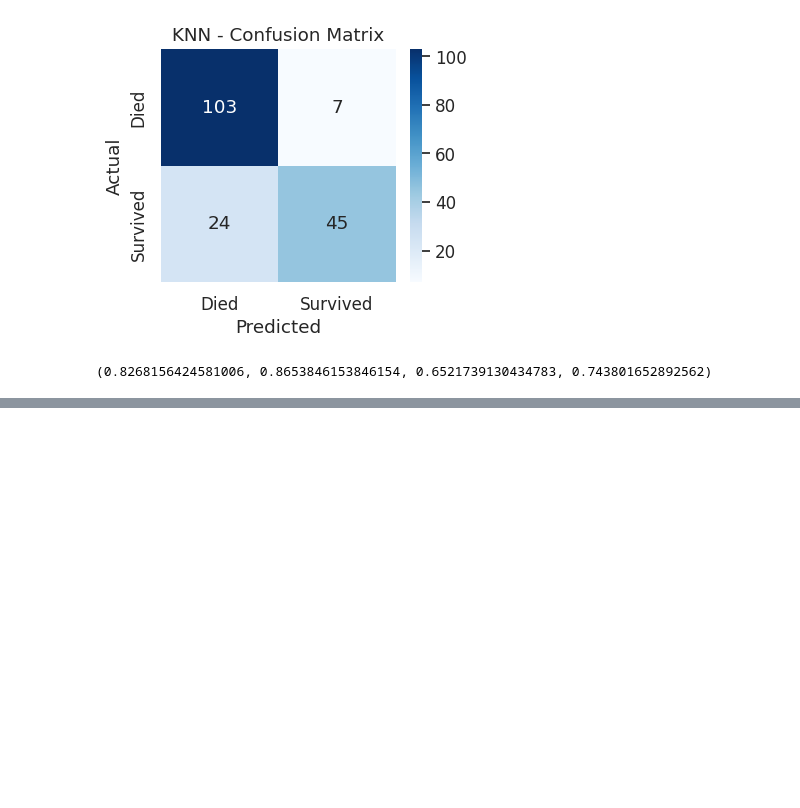
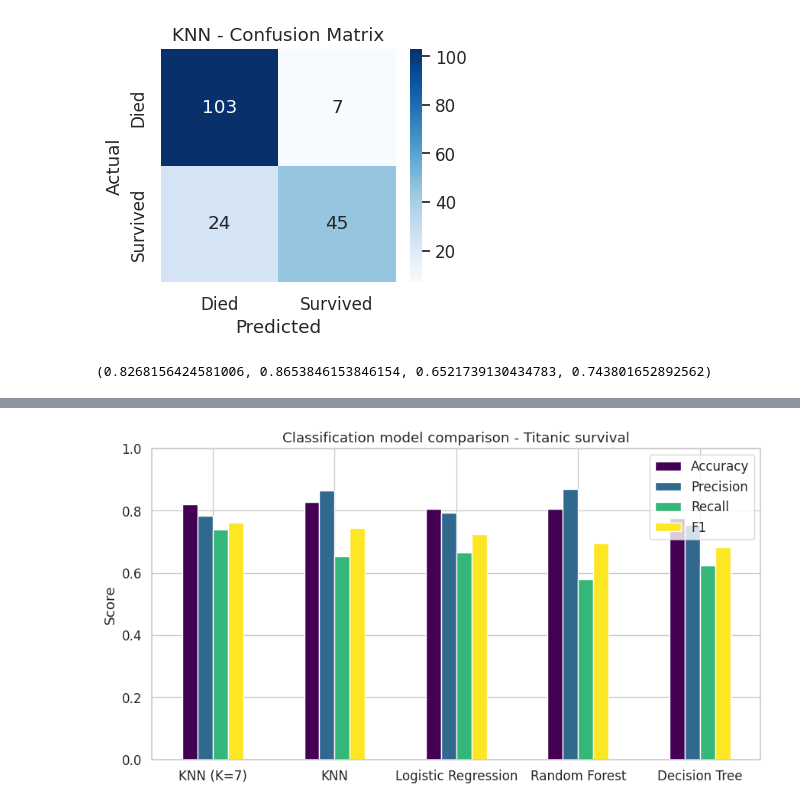
Before and after one commit to Erandi-Hans/Model-Traning-2, a Jupyter notebook: titanic.ipynb, the cells around one changed output, grey strips where cells are left out. Saved outputs shown, nothing was run; the diff lists cells and outputs as text; code cells hidden in the pictures; blank space fills up the shorter version.

```diff
--- a/titanic.ipynb
+++ b/titanic.ipynb
@@ -342,0 +351,3 @@ NameError: name 'X_train_scaled' is not defined
+# %%
+clf_table = pd.DataFrame(clf_results).T.sort_values('F1', ascending=False)
+clf_table.style.format('{:.3f}').background_gradient(cmap='Greens', subset=['F1'])
@@ -342,0 +361,10 @@ NameError: name 'X_train_scaled' is not defined
+# %%
+clf_table[['Accuracy', 'Precision', 'Recall', 'F1']].plot.bar(figsize=(9, 5), colormap='viridis')
+plt.title("Classification model comparison - Titanic survival")
+plt.ylabel("Score")
+plt.xticks(rotation=0)
+plt.ylim(0, 1)
+plt.tight_layout()
+plt.show()
+# %% [output]
+[figure, added]
```
Also changed, not shown: parts of 6 cells of this notebook.
